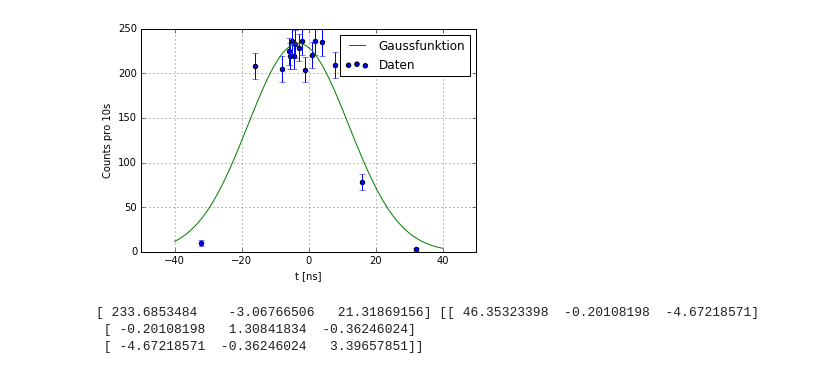
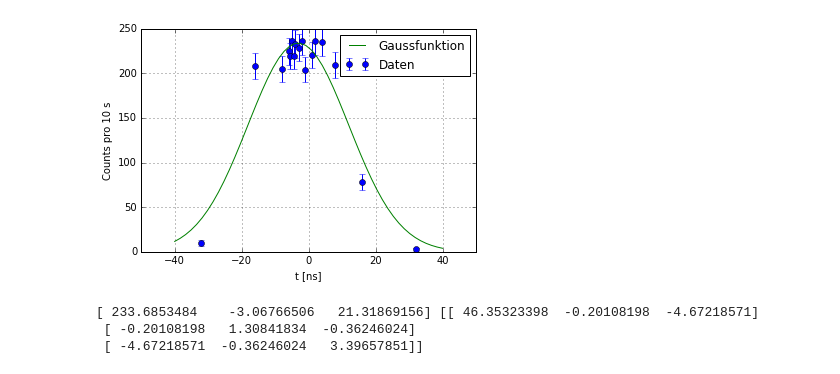
Before and after one commit to Diman1992/FP-M.Sc, a Jupyter notebook: Myonen/auswertung/Untitled.ipynb, the cells around one changed output. Cells and saved outputs as stored; diff of their text form; code cells hidden in the pictures.

```diff
--- a/Myonen/auswertung/Untitled.ipynb
+++ b/Myonen/auswertung/Untitled.ipynb
@@ -9,31 +10,31 @@ def gauss(x, A, mu, sig):
 # %%
 df = pd.read_csv('../daten/zeit.dat', header=0, names=['t','counts','messzeit'], skipinitialspace=True)
 df.fillna(10, inplace=True)
 df['count10'] = df.counts / df.messzeit*10
 
 
 popt1, pcov1 = curve_fit(gauss, df.t.values, df.count10.values)
 
 x = np.linspace(-40, 40, 50)
 y = gauss(x, popt1[0], popt1[1], popt1[2])
 
 #print(popt,pcov)
 fig = plt.figure()
 ax = fig.add_subplot(111)
-df.plot.scatter(ax=ax, x='t', y='count10', yerr=np.sqrt(df.count10.values), label='Daten')
+ax.errorbar(x=df['t'].values, y=df['count10'].values, yerr=np.sqrt(df.count10.values), label='Daten', linestyle='None', marker='o')
 ax.plot(x,y, label='Gaussfunktion')
 ax.grid()
 ax.set_xlim((-50,50))
 ax.set_ylim((0,250))
 ax.set_xlabel('t [ns]')
-ax.set_ylabel('Counts pro 10s')
+ax.set_ylabel('Counts pro 10 s')
 ax.legend(loc='upper right')
 plt.savefig('../tex/Bilder/koinzidenz.pdf')
 plt.show()
 print(popt1,pcov1)
 #df.to_latex('Koinzidenz.dat', column_format='lcc', index=False, float_format=lambda x : str(round(x,1)), columns=['t', 'messzeit','counts', 'count10'])
 # %% [output]
-[figure, old version]
+[figure, new version]
 [ 233.6853484    -3.06766506   21.31869156] [[ 46.35323398  -0.20108198  -4.67218571]
  [ -0.20108198   1.30841834  -0.36246024]
  [ -4.67218571  -0.36246024   3.39657851]]
```
Also changed, not shown: parts of 4 cells of this notebook, 2 other files.
